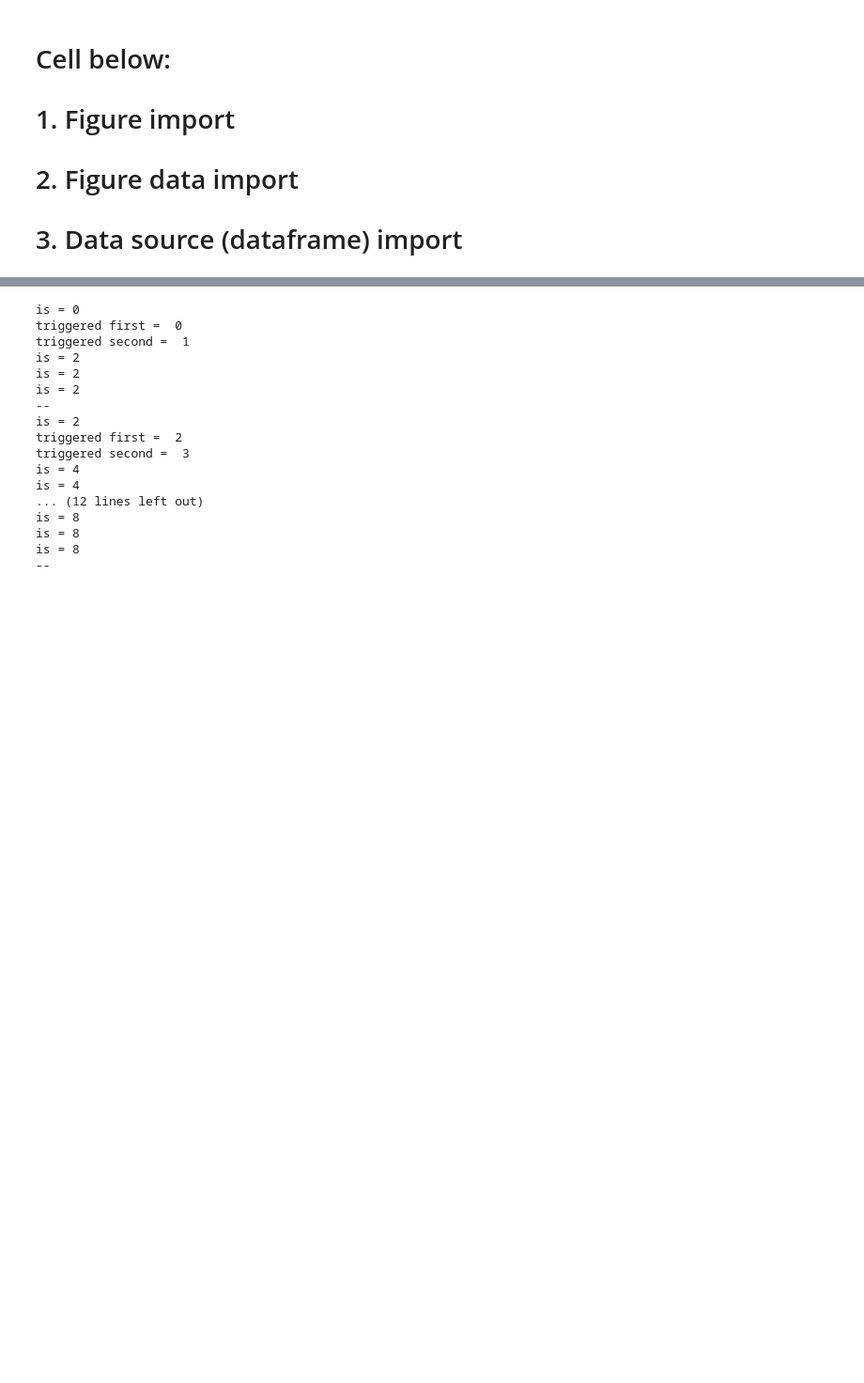
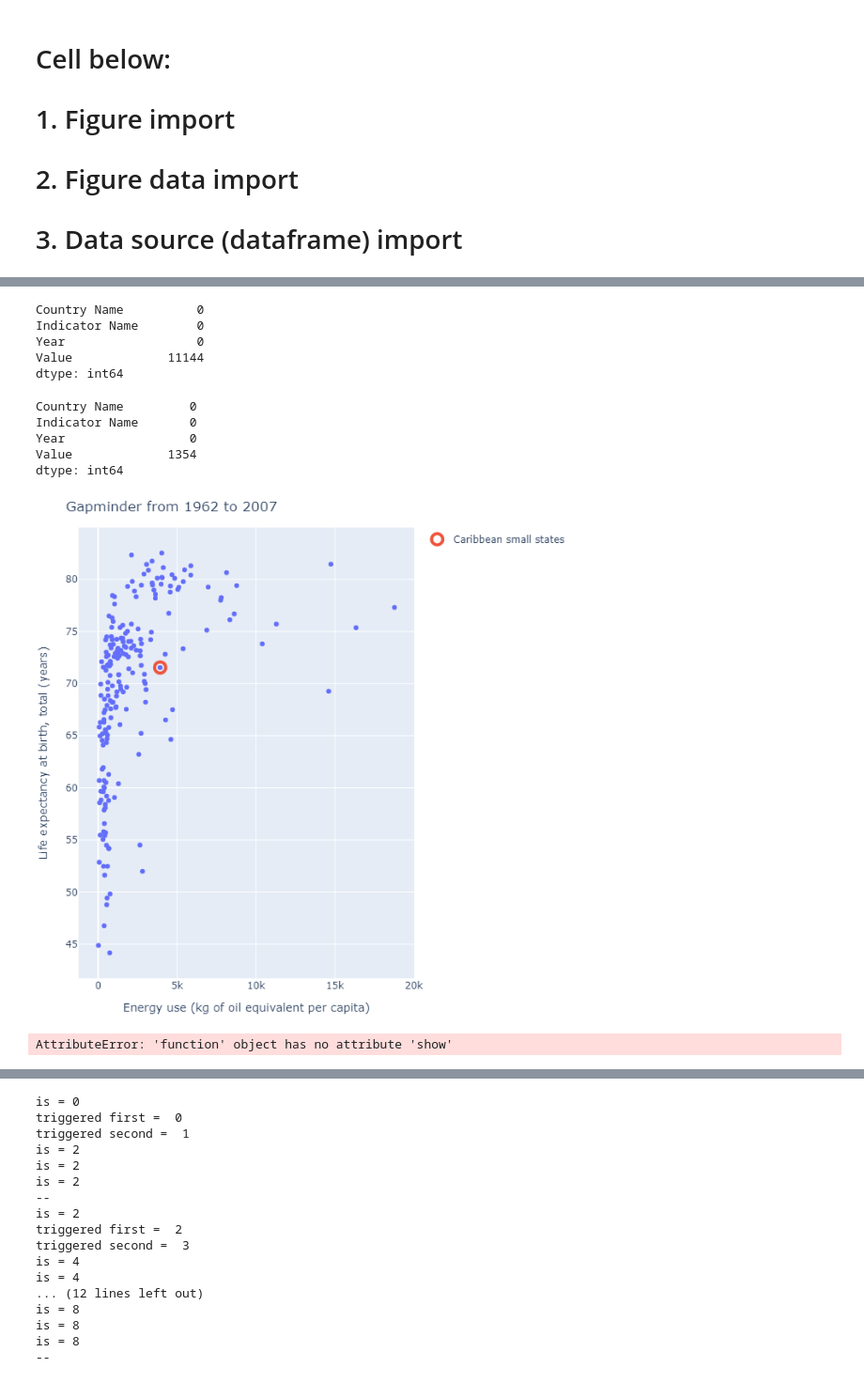
Before and after one commit to apdcode/plotly_workflows, a Jupyter notebook: InspectObject.ipynb, the cells around one changed output, grey strips where cells are left out. Shown: that part at 94% size. Drawn from its saved outputs; the diff is of its cells as text; code cells hidden in the pictures; blank space fills up the shorter version.

```diff
--- a/InspectObject.ipynb
+++ b/InspectObject.ipynb
@@ -72,5 +53,0 @@ fig.show()
-# %%
-# fig.layout.annotations
-# fig.layout.annotations = tuple()
-fig.update_layout(annotations=tuple())
-fig.show()
@@ -85,0 +54,41 @@ fig.show()
+# %%
+# inspect input dataframe
+# dfi.info()
+# dfi.shape
+# dfi.dtypes
+dfi.isnull().sum()
+# %% [output]
+Country Name          0
+Indicator Name        0
+Year                  0
+Value             11144
+dtype: int64
+# %%
+# inspect output dataframe
+# dff.info()
+# dff.shape
+# dfi.dtypes
+# dfi.describe()
+dff.isnull().sum()
+# %% [output]
+Country Name         0
+Indicator Name       0
+Year                 0
+Value             1354
+dtype: int64
+# %%
+# fig.layout.annotations
+# fig.layout.annotations = tuple()
+fig.update_layout(title='Gapminder from 1962 to ' + str(ctx_inputs_list[-2]['value']))
+
+fig.update_layout(margin=dict(t=40))#,paper_bgcolor="LightSteelBlue")
+
+# fig.data[0].marker.color = 'red'
+fig.show()
+# %% [output]
+[figure, added]
+# %%
+f = fig.full_figure_for_development
+f
+# %% [output]
+AttributeError: 'function' object has no attribute 'show'
```
Also changed, not shown: parts of 12 cells of this notebook.
